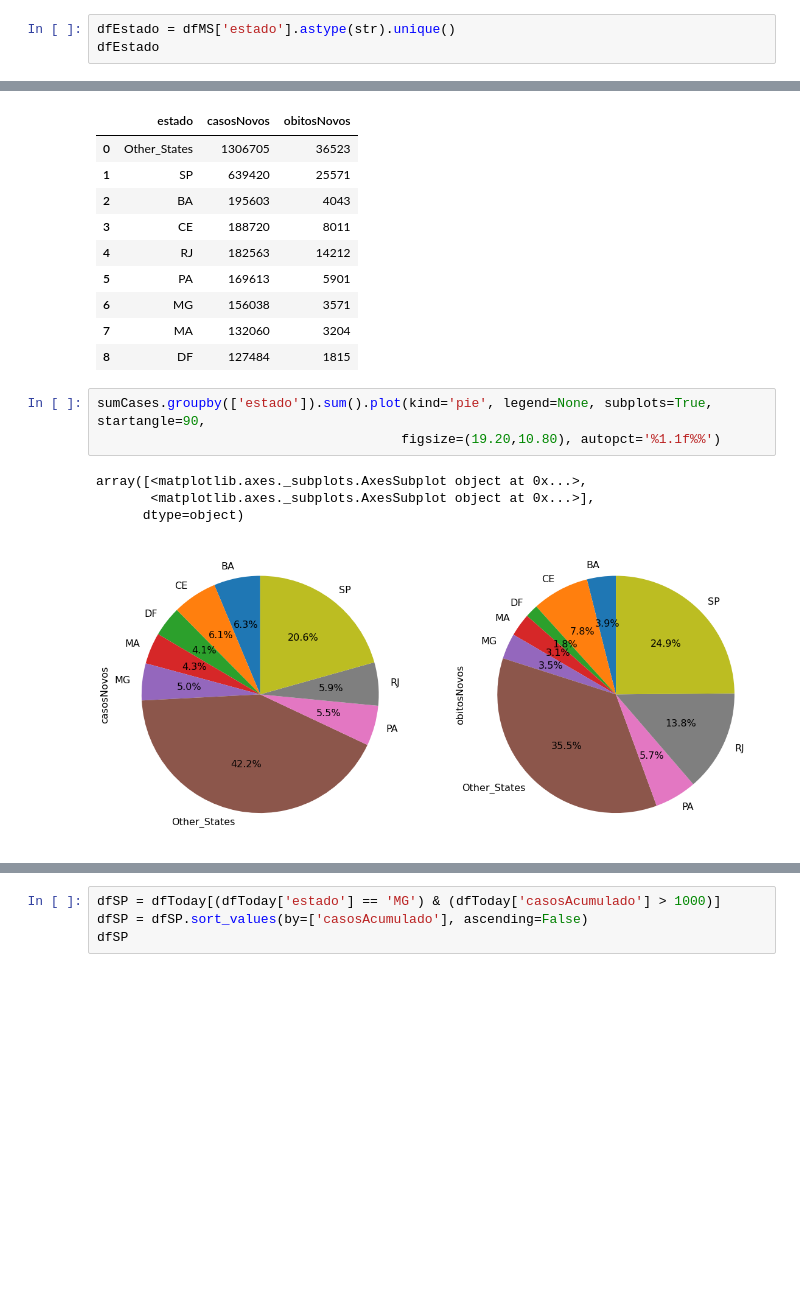
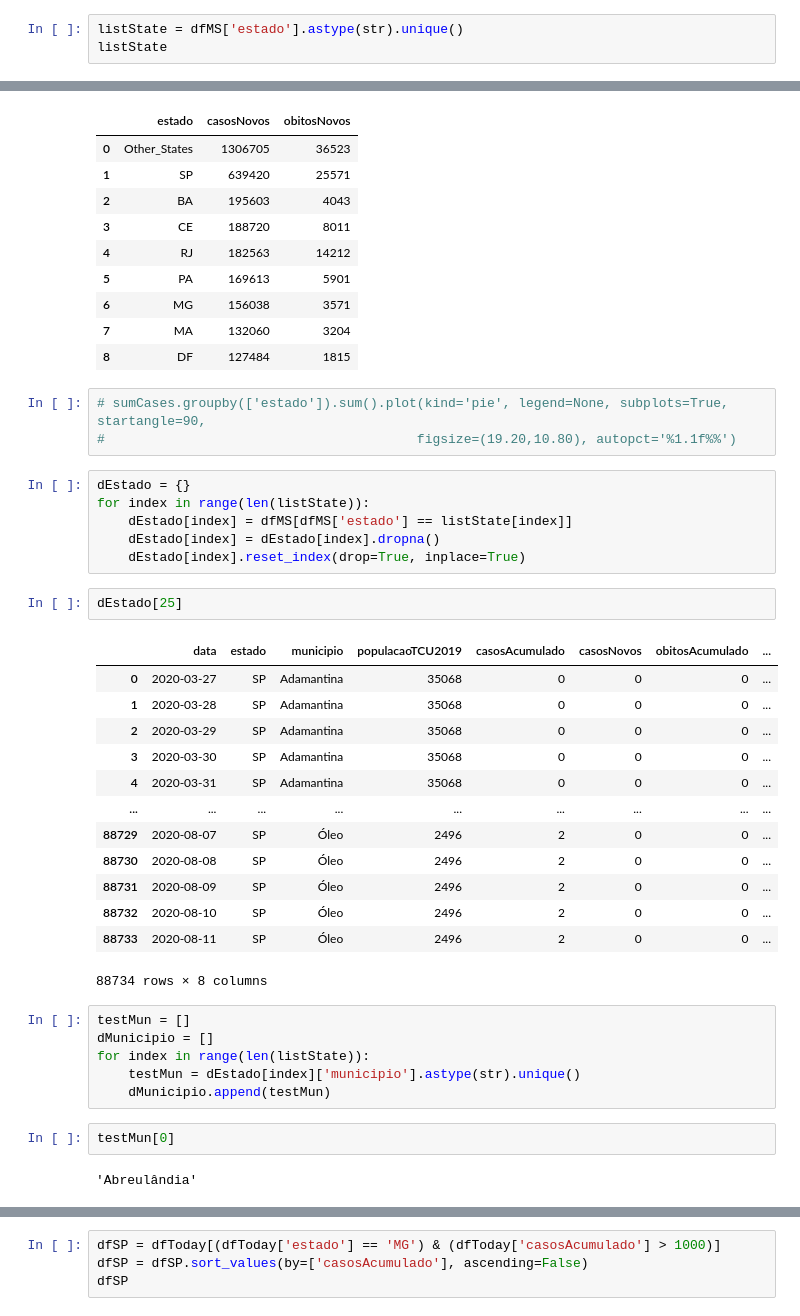
Before and after one commit to davimercatelli/Covid-19-Data, a Jupyter notebook: Uncomplete_Brazil_Cases.ipynb, the cells around one changed output, grey strips where cells are left out. Drawn from its saved outputs; the diff is of its cells as text; blank space fills up the shorter version.

```diff
--- a/Uncomplete_Brazil_Cases.ipynb
+++ b/Uncomplete_Brazil_Cases.ipynb
@@ -58,8 +58,8 @@ dfMunicipio
 array(['Acrelândia', 'Assis Brasil', 'Brasiléia', ..., 'Tupiratins',
        'Wanderlândia', 'Xambioá'], dtype=object)
 # %%
-dfEstado = dfMS['estado'].astype(str).unique()
-dfEstado
+listState = dfMS['estado'].astype(str).unique()
+listState
 # %% [output]
 array(['AC', 'AL', 'AM', 'AP', 'BA', 'CE', 'DF', 'ES', 'GO', 'MA', 'MG',
        'MS', 'MT', 'PA', 'PB', 'PE', 'PI', 'PR', 'RJ', 'RN', 'RO', 'RR',
@@ -103,10 +103,37 @@ sumCases
 | 7 | MA | 132060 | 3204 |
 | 8 | DF | 127484 | 1815 |
 # %%
-sumCases.groupby(['estado']).sum().plot(kind='pie', legend=None, subplots=True, startangle=90,
-                                       figsize=(19.20,10.80), autopct='%1.1f%%')
+# sumCases.groupby(['estado']).sum().plot(kind='pie', legend=None, subplots=True, startangle=90,
+#                                        figsize=(19.20,10.80), autopct='%1.1f%%')
-# %% [output]
-array([<matplotlib.axes._subplots.AxesSubplot object at 0x...>,
-       <matplotlib.axes._subplots.AxesSubplot object at 0x...>],
-      dtype=object)
-[figure, removed]
+# %%
+dEstado = {}
+for index in range(len(listState)):
+    dEstado[index] = dfMS[dfMS['estado'] == listState[index]]
+    dEstado[index] = dEstado[index].dropna()
+    dEstado[index].reset_index(drop=True, inplace=True)
+# %%
+dEstado[25]
+# %% [output]
+|  | data | estado | municipio | populacaoTCU2019 | casosAcumulado | casosNovos | obitosAcumulado | ... |
+| 0 | 2020-03-27 | SP | Adamantina | 35068 | 0 | 0 | 0 | ... |
+| 1 | 2020-03-28 | SP | Adamantina | 35068 | 0 | 0 | 0 | ... |
+| 2 | 2020-03-29 | SP | Adamantina | 35068 | 0 | 0 | 0 | ... |
+| 3 | 2020-03-30 | SP | Adamantina | 35068 | 0 | 0 | 0 | ... |
+| 4 | 2020-03-31 | SP | Adamantina | 35068 | 0 | 0 | 0 | ... |
+| ... | ... | ... | ... | ... | ... | ... | ... | ... |
+| 88729 | 2020-08-07 | SP | Óleo | 2496 | 2 | 0 | 0 | ... |
+| 88730 | 2020-08-08 | SP | Óleo | 2496 | 2 | 0 | 0 | ... |
+| 88731 | 2020-08-09 | SP | Óleo | 2496 | 2 | 0 | 0 | ... |
+| 88732 | 2020-08-10 | SP | Óleo | 2496 | 2 | 0 | 0 | ... |
+| 88733 | 2020-08-11 | SP | Óleo | 2496 | 2 | 0 | 0 | ... |
+88734 rows × 8 columns
+# %%
+testMun = []
+dMunicipio = []
+for index in range(len(listState)):
+    testMun = dEstado[index]['municipio'].astype(str).unique()
+    dMunicipio.append(testMun)
+# %%
+testMun[0]
+# %% [output]
+'Abreulândia'
```
Also changed, not shown: parts of 6 cells of this notebook, 1 other file.
